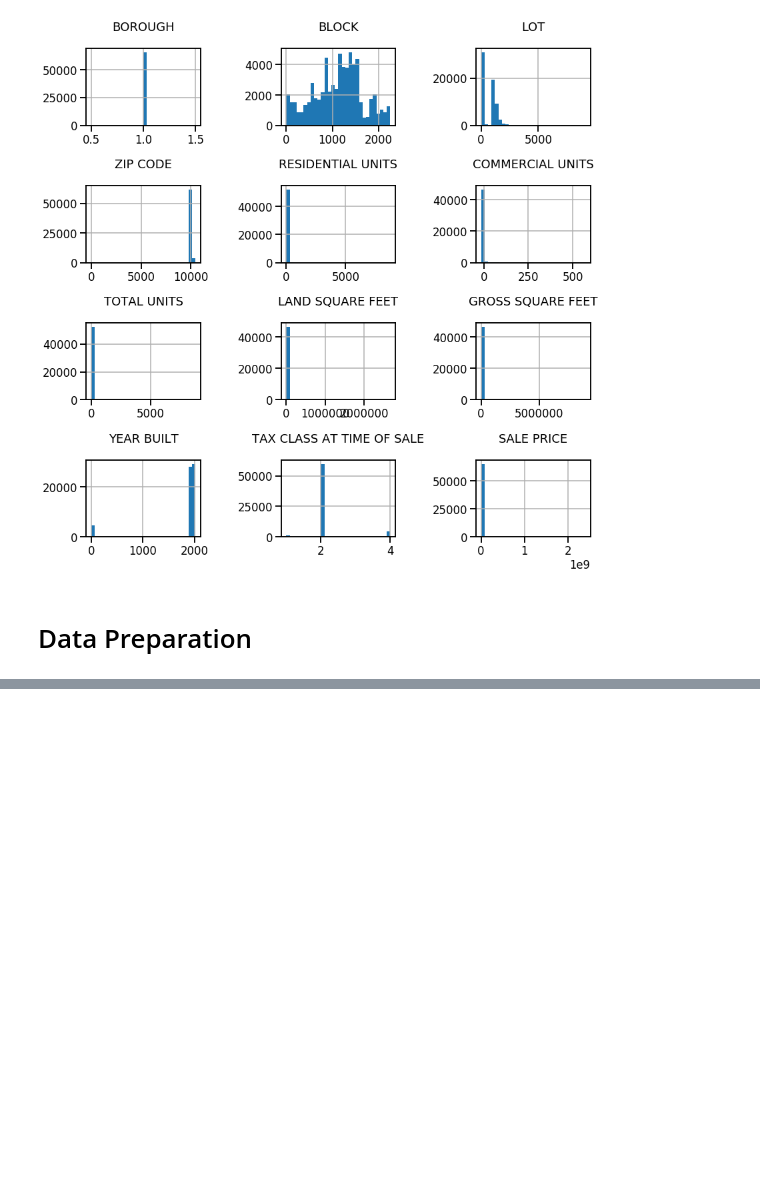
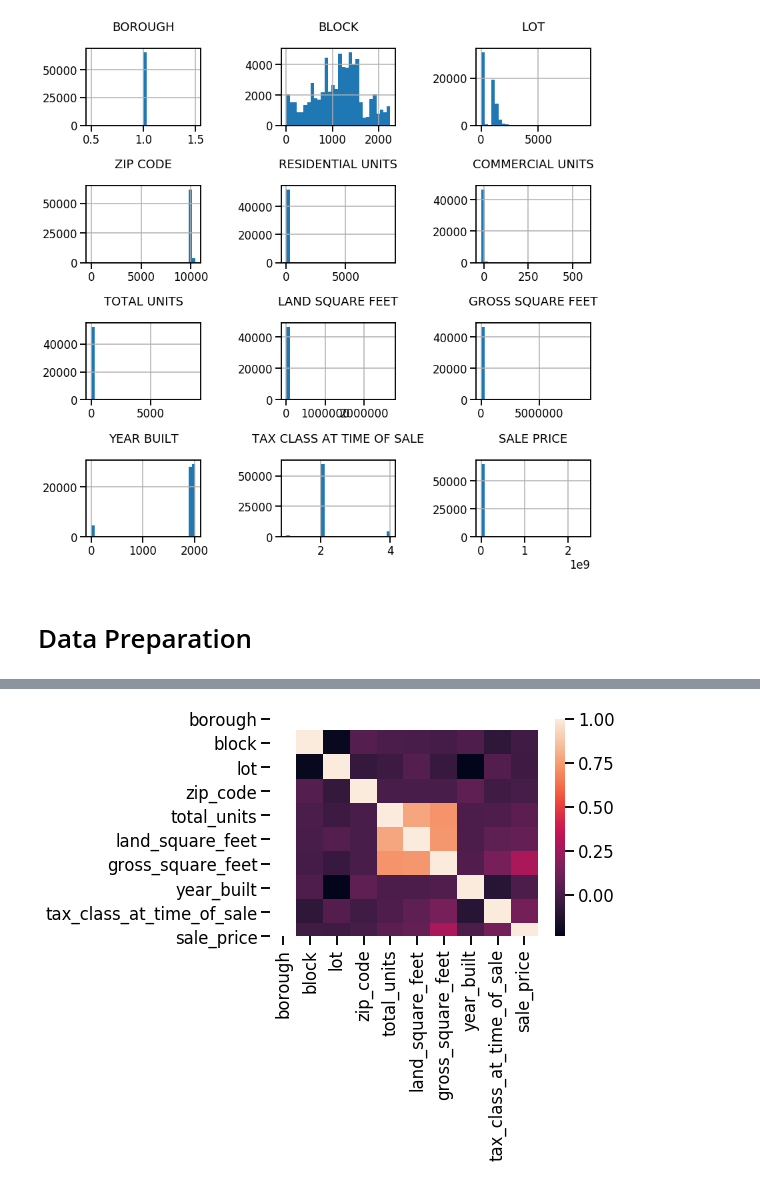
Before and after one commit to Promeos/nyc-real-estate-sales, a Jupyter notebook: MVP.ipynb, the cells around one changed output, grey strips where cells are left out. Cells and saved outputs as stored; diff of their text form; code cells hidden in the pictures; blank space fills up the shorter version.

```diff
--- a/MVP.ipynb
+++ b/MVP.ipynb
@@ -115,0 +137,4 @@ plt.show()
+# %%
+sns.heatmap(df.corr());
+# %% [output]
+[figure, added]
```
Also changed, not shown: parts of 10 cells of this notebook, 3 other files.
